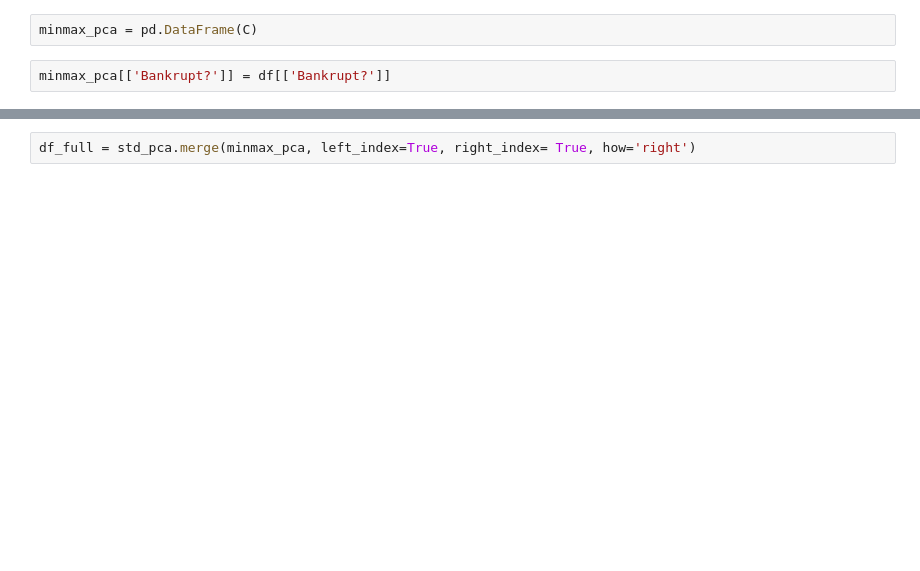
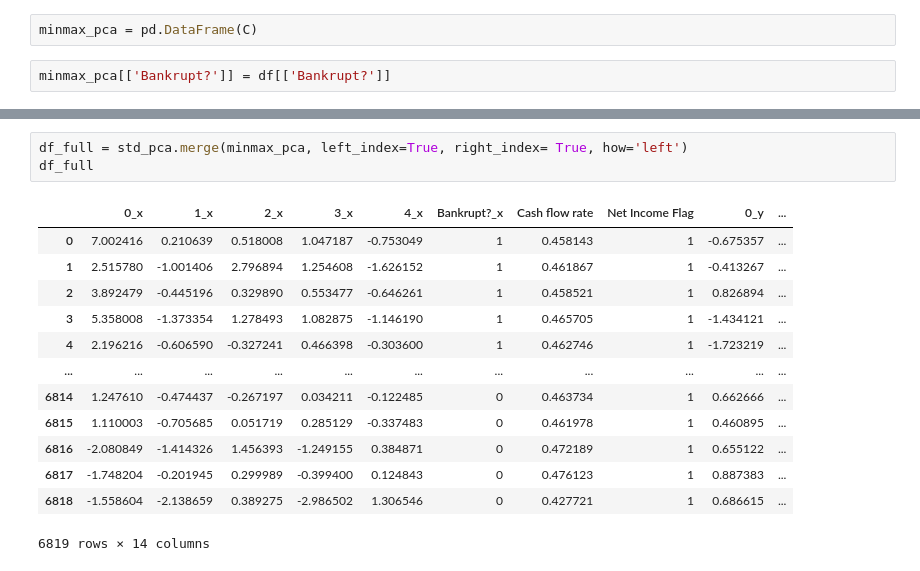
Before and after one commit to Melodyellinn/Projet-Ensemble-Method, a Jupyter notebook: bankrupt_project/notebook_EDA.ipynb, the cells around one changed output, grey strips where cells are left out. Saved outputs shown, nothing was run; the diff lists cells and outputs as text; blank space fills up the shorter version.

```diff
--- a/bankrupt_project/notebook_EDA.ipynb
+++ b/bankrupt_project/notebook_EDA.ipynb
@@ -552,4 +549,19 @@ minmax_pca
 6819 rows × 6 columns
 # %%
-df_full = std_pca.merge(minmax_pca, left_index=True, right_index= True, how='right')
+df_full = std_pca.merge(minmax_pca, left_index=True, right_index= True, how='left')
+df_full
+# %% [output]
+|  | 0_x | 1_x | 2_x | 3_x | 4_x | Bankrupt?_x | Cash flow rate | Net Income Flag | 0_y | ... |
+| 0 | 7.002416 | 0.210639 | 0.518008 | 1.047187 | -0.753049 | 1 | 0.458143 | 1 | -0.675357 | ... |
+| 1 | 2.515780 | -1.001406 | 2.796894 | 1.254608 | -1.626152 | 1 | 0.461867 | 1 | -0.413267 | ... |
+| 2 | 3.892479 | -0.445196 | 0.329890 | 0.553477 | -0.646261 | 1 | 0.458521 | 1 | 0.826894 | ... |
+| 3 | 5.358008 | -1.373354 | 1.278493 | 1.082875 | -1.146190 | 1 | 0.465705 | 1 | -1.434121 | ... |
+| 4 | 2.196216 | -0.606590 | -0.327241 | 0.466398 | -0.303600 | 1 | 0.462746 | 1 | -1.723219 | ... |
+| ... | ... | ... | ... | ... | ... | ... | ... | ... | ... | ... |
+| 6814 | 1.247610 | -0.474437 | -0.267197 | 0.034211 | -0.122485 | 0 | 0.463734 | 1 | 0.662666 | ... |
+| 6815 | 1.110003 | -0.705685 | 0.051719 | 0.285129 | -0.337483 | 0 | 0.461978 | 1 | 0.460895 | ... |
+| 6816 | -2.080849 | -1.414326 | 1.456393 | -1.249155 | 0.384871 | 0 | 0.472189 | 1 | 0.655122 | ... |
+| 6817 | -1.748204 | -0.201945 | 0.299989 | -0.399400 | 0.124843 | 0 | 0.476123 | 1 | 0.887383 | ... |
+| 6818 | -1.558604 | -2.138659 | 0.389275 | -2.986502 | 1.306546 | 0 | 0.427721 | 1 | 0.686615 | ... |
+6819 rows × 14 columns
 # %%
```
Also changed, not shown: parts of 18 cells of this notebook, 4 other files.
